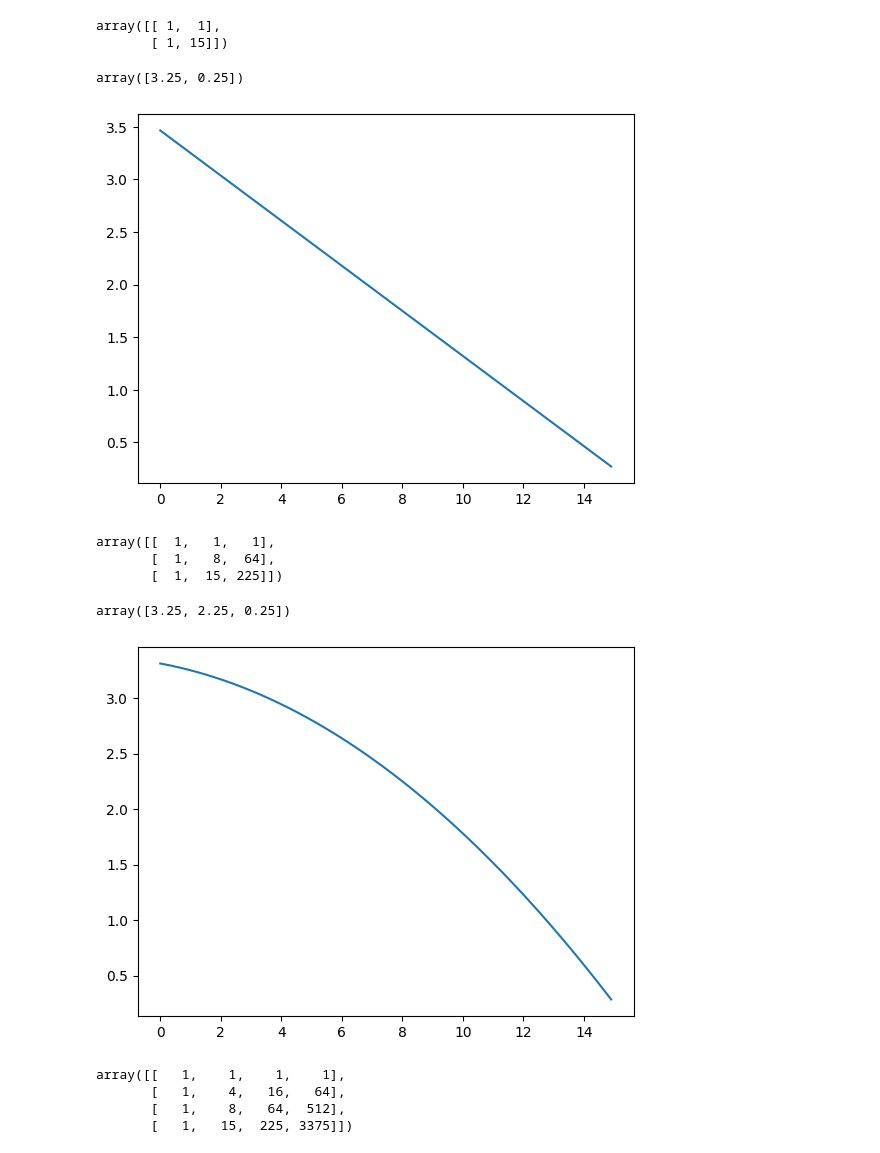
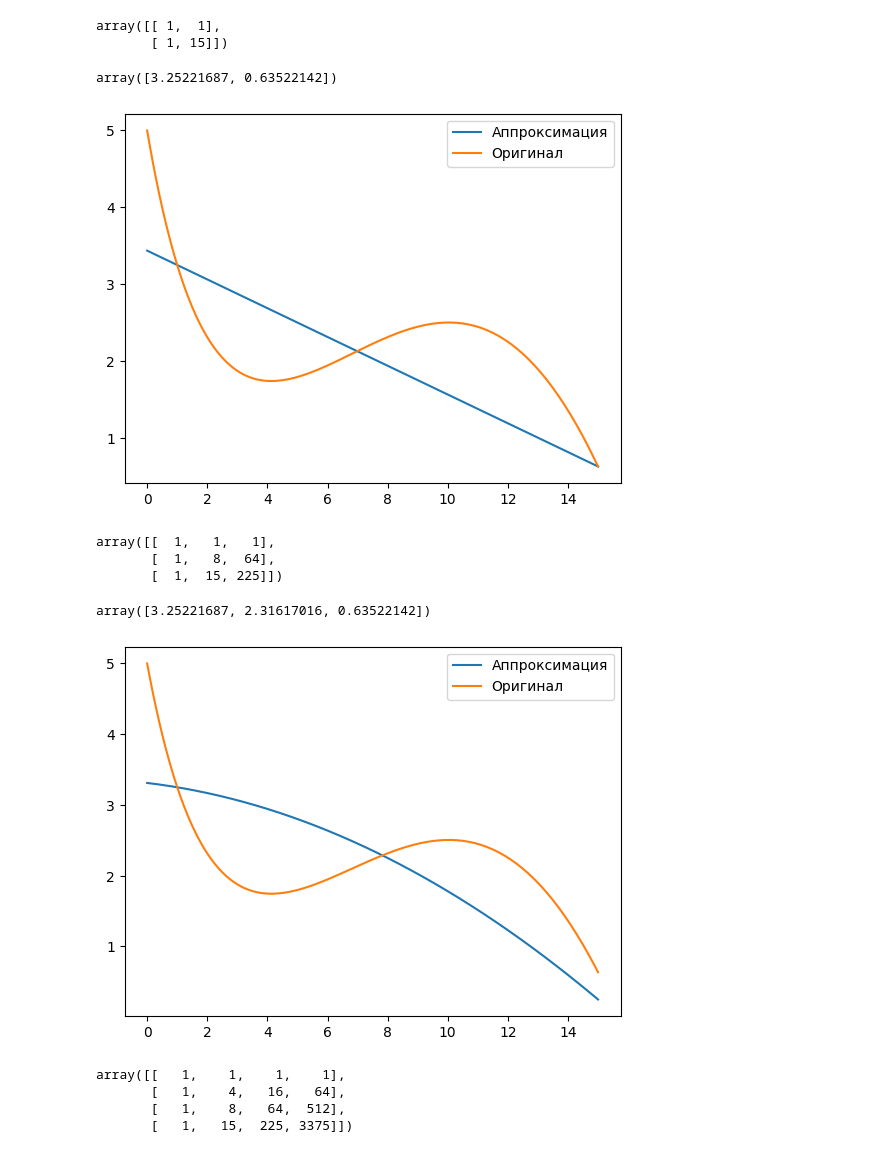
Before and after one commit to VitaliyDzhabrailov/Semestr_6, a Jupyter notebook: Lesson 1/Homework/Task 1.ipynb, the cells around one changed output. Saved outputs shown, nothing was run; the diff lists cells and outputs as text; code cells hidden in the pictures.

```diff
--- a/Lesson 1/Homework/Task 1.ipynb
+++ b/Lesson 1/Homework/Task 1.ipynb
@@ -9,19 +10,23 @@ A_1
 # %% [output]
 array([[ 1,  1],
        [ 1, 15]])
-# %%
-b_1 = np.array([3.25, 0.25])
-b_1
-# %% [output]
-array([3.25, 0.25])
+# %%
+def f(x):
+    return math.sin(x / 5) * math.exp(x / 10) + 5 * math.exp(-x / 2)
+b_1 = np.array([f(i) for i in grid_1])
+b_1
+# %% [output]
+array([3.25221687, 0.63522142])
 # %%
 f_1 = np.linalg.solve(A_1, b_1)
 # %%
-grid_x = np.arange(0, 15, 0.1)
-plt.plot(grid_x, f_1[0] + f_1[1] * grid_x)
+grid_x = np.arange(0, 15.01, 0.1)
+plt.plot(grid_x, f_1[0] + f_1[1] * grid_x, label='Аппроксимация')
+plt.plot(grid_x, np.array([f(i) for i in grid_x]), label='Оригинал')
+plt.legend()
 plt.show()
 # %% [output]
-[figure, old version]
+[figure, new version]
 # %%
 grid_2 = np.array([1, 8, 15])
 A_2 = np.array([grid_2 ** 0, grid_2, grid_2 ** 2])
@@ -31,19 +36,21 @@ A_2
 array([[  1,   1,   1],
        [  1,   8,  64],
        [  1,  15, 225]])
-# %%
-b_2 = np.array([3.25, 2.25, 0.25])
-b_2
-# %% [output]
-array([3.25, 2.25, 0.25])
+# %%
+b_2 = np.array([f(i) for i in grid_2])
+b_2
+# %% [output]
+array([3.25221687, 2.31617016, 0.63522142])
 # %%
 f_2 = np.linalg.solve(A_2, b_2)
 # %%
-grid_x = np.arange(0, 15, 0.1)
-plt.plot(grid_x, f_2[0] + f_2[1] * grid_x + f_2[2] * grid_x ** 2)
+grid_x = np.arange(0, 15.01, 0.1)
+plt.plot(grid_x, f_2[0] + f_2[1] * grid_x + f_2[2] * grid_x ** 2, label='Аппроксимация')
+plt.plot(grid_x, np.array([f(i) for i in grid_x]), label='Оригинал')
+plt.legend()
 plt.show()
 # %% [output]
-[figure, old version]
+[figure, new version]
 # %%
 grid_3 = np.array([1, 4, 8, 15])
 A_3 = np.array([grid_3 ** 0, grid_3, grid_3 ** 2, grid_3 ** 3])
```
Also changed, not shown: parts of 6 cells of this notebook.
